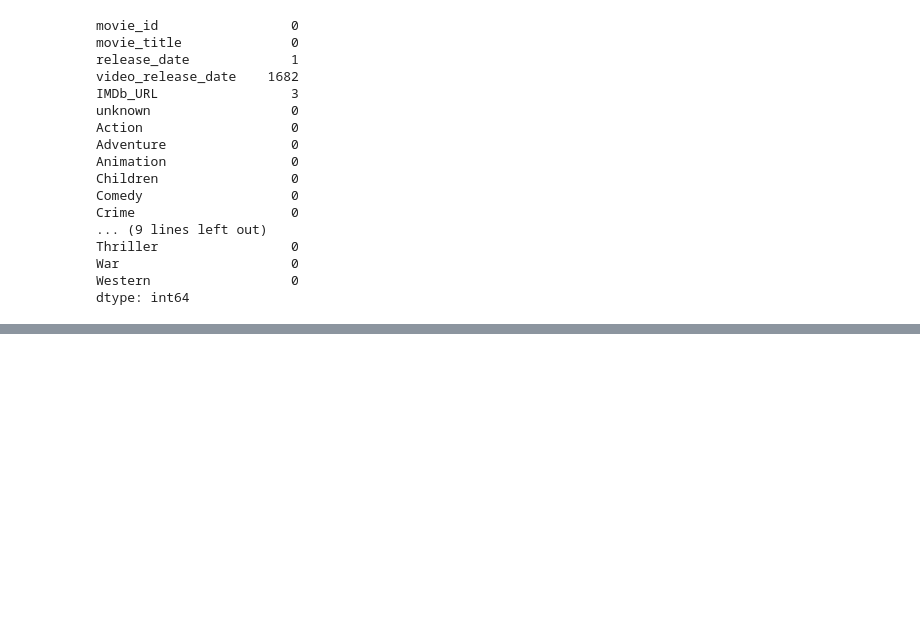
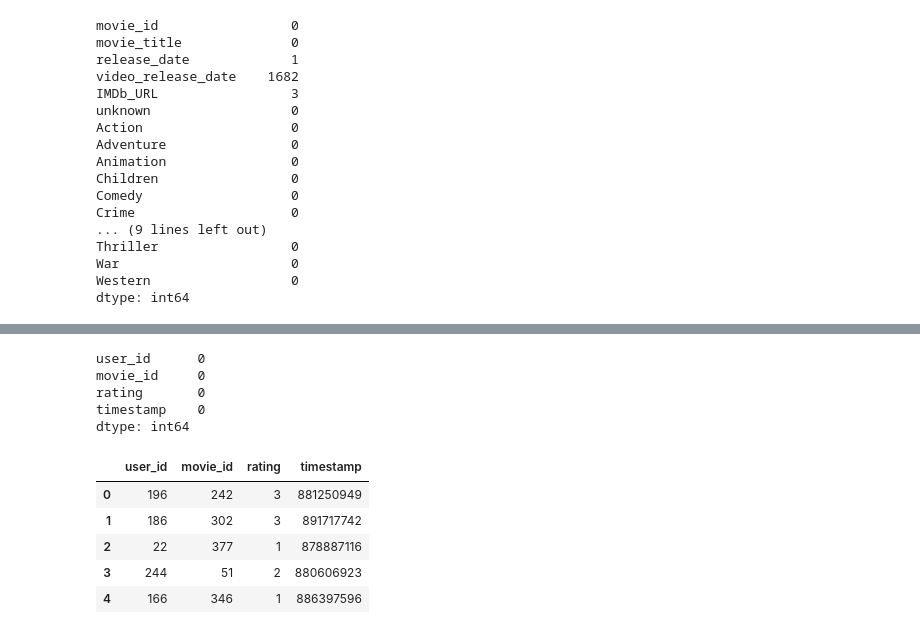
Before and after one commit to manassesj/imersaopet, a Jupyter notebook: Untitled-1.ipynb, the cells around one changed output, grey strips where cells are left out. Saved outputs shown, nothing was run; the diff lists cells and outputs as text; code cells hidden in the pictures; blank space fills up the shorter version.

```diff
--- a/Untitled-1.ipynb
+++ b/Untitled-1.ipynb
@@ -95,0 +89,17 @@ data_movie_copy.loc[data_movie_copy.isna().any(axis=1)]
+# %%
+#Agora vão se analisados os dados de rating
+#No qual nenhum dado faltante foi identificado
+print(data_rarting.isna().sum())
+data_rarting.head()
+# %% [output]
+user_id      0
+movie_id     0
+rating       0
+timestamp    0
+dtype: int64
+|  | user_id | movie_id | rating | timestamp |
+| 0 | 196 | 242 | 3 | 881250949 |
+| 1 | 186 | 302 | 3 | 891717742 |
+| 2 | 22 | 377 | 1 | 878887116 |
+| 3 | 244 | 51 | 2 | 880606923 |
+| 4 | 166 | 346 | 1 | 886397596 |
```
Also changed, not shown: parts of 10 cells of this notebook.
